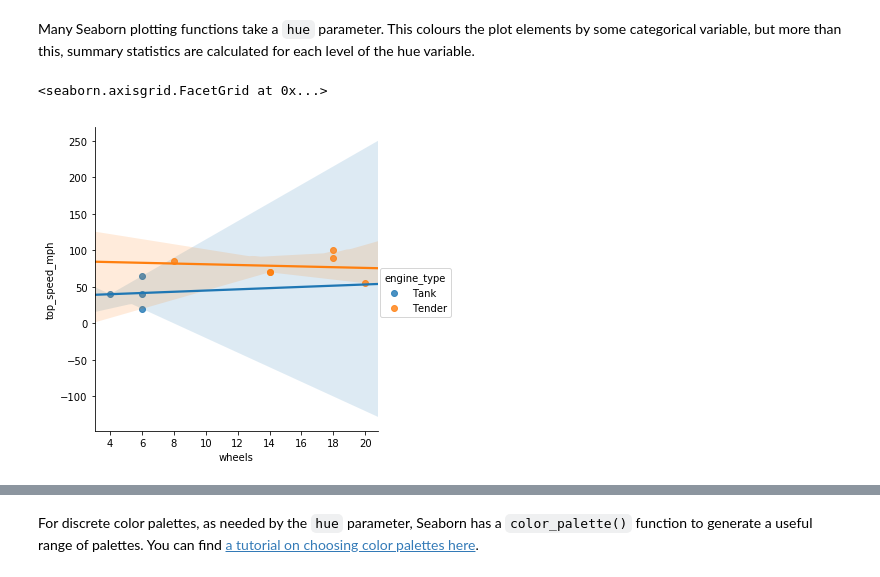
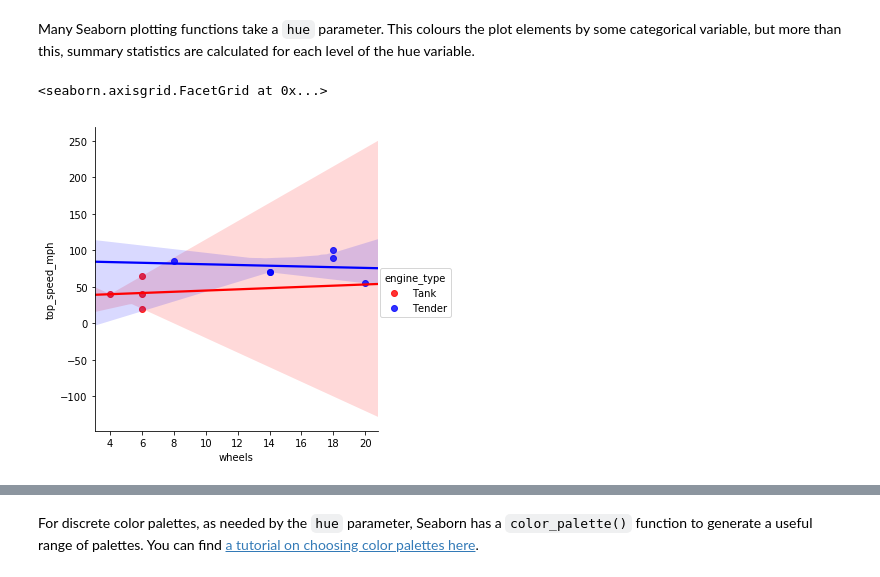
Before and after one commit to claresloggett/aspp-visualisation, a Jupyter notebook: Seaborn.ipynb, the cells around one changed output, grey strips where cells are left out. Cells and saved outputs as stored; diff of their text form; code cells hidden in the pictures.

```diff
--- a/Seaborn.ipynb
+++ b/Seaborn.ipynb
@@ -60,20 +60,21 @@ Note that as well as specifying that the `date` field should be parsed as a date
 # %%
 from io import StringIO
 
-data_string = """name	number	engine_type	colour	wheels	top_speed_mph
-Thomas	1	Tank	Blue	6	40
-Edward	2	Tender	Blue	14	70
-Henry	3	Tender	Green	18	90
-Gordon	4	Tender	Blue	18	100
-James	5	Tender	Red	14	70
-Percy	6	Tank	Green	4	40
-Toby	7	Tank	Brown	6	20
-Emily	12	Tender	Green	8	85
-Rosie	37	Tank	Purple	6	65
-Hiro	51	Tender	Black	20	55"""
+data_string = """name	number	engine_type	colour	wheels	top_speed_mph	weight_tons
+Thomas	1	Tank	Blue	6	40	52
+Edward	2	Tender	Blue	14	70	41
+Henry	3	Tender	Green	18	90	72.2
+Gordon	4	Tender	Blue	18	100	91.35
+James	5	Tender	Red	14	70	46
+Percy	6	Tank	Green	4	40	22.85
+Toby	7	Tank	Brown	6	20	27
+Emily	12	Tender	Green	8	85	45
+Rosie	37	Tank	Purple	6	65	37
+Hiro	51	Tender	Black	20	55	76.8"""
 
 trains = pd.read_table(StringIO(data_string))
 trains['count'] = 1
+trains['size'] = pd.cut(trains['weight_tons'], 3, labels=['Small','Medium','Big'])
 
 trains
 # %% [output]
@@ -237,7 +254,7 @@ with sns.axes_style('dark'):
 Many Seaborn plotting functions take a `hue` parameter. This colours the plot elements by some categorical variable, but more than this, summary statistics are calculated for each level of the hue variable.
 # %%
 # It appears that my hypothesis that more wheels make you faster is flawed
-sns.lmplot(data=trains, x='wheels', y='top_speed_mph', hue='engine_type')
+sns.lmplot(data=trains, x='wheels', y='top_speed_mph', hue='engine_type', palette=['red', 'blue'])
 # %% [output]
 <seaborn.axisgrid.FacetGrid at 0x...>
-[figure, old version]
+[figure, new version]
```
Also changed, not shown: parts of 21 cells of this notebook, 1 other file.
